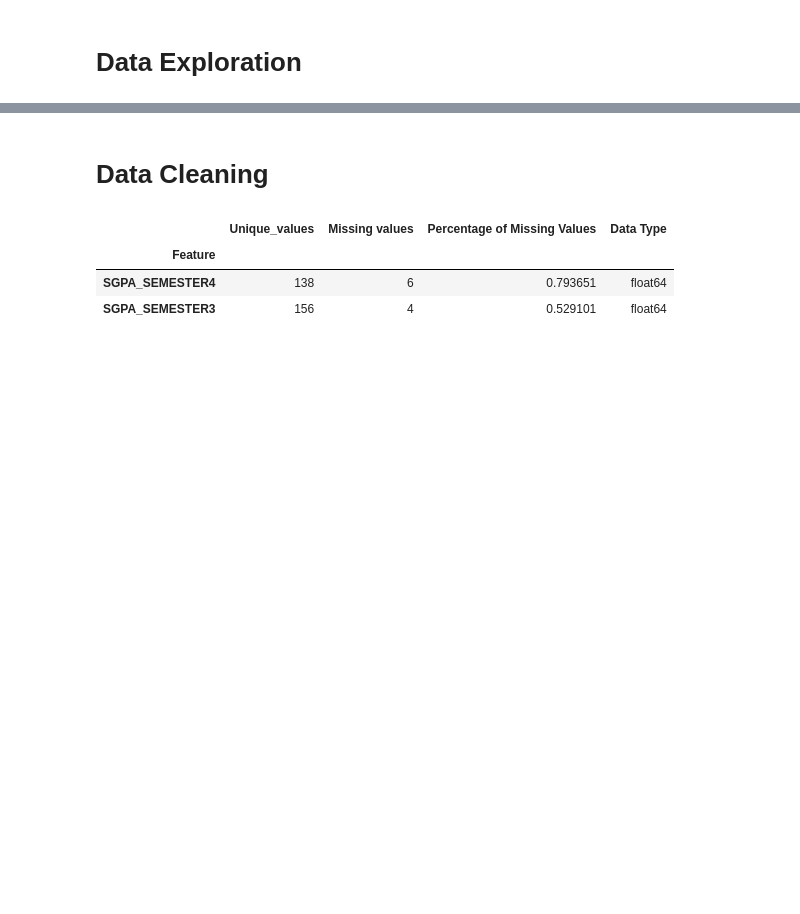
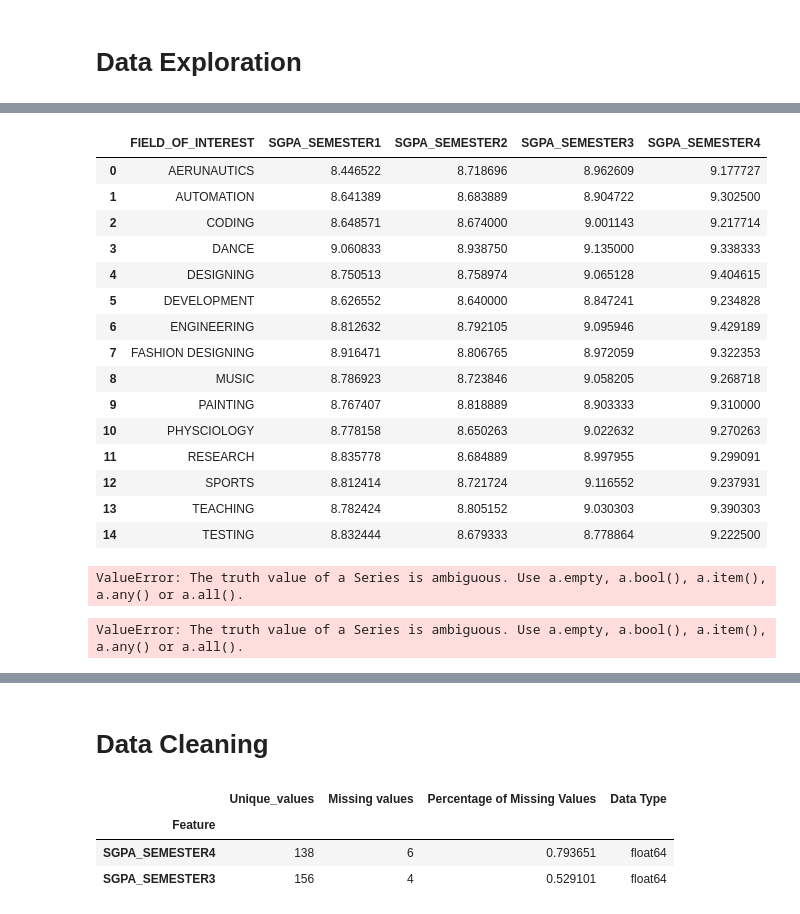
Before and after one commit to ImranNazir4/Data_Analysis_Projects, a Jupyter notebook: Numerical Data Analytics/CGPA_Prediction/CGPA Prediction (1).ipynb, the cells around one changed output, grey strips where cells are left out. Cells and saved outputs as stored; diff of their text form; code cells hidden in the pictures; blank space fills up the shorter version.

```diff
--- a/Numerical Data Analytics/CGPA_Prediction/CGPA Prediction (1).ipynb
+++ b/Numerical Data Analytics/CGPA_Prediction/CGPA Prediction (1).ipynb
@@ -150,0 +173,27 @@ plt.show()
+# %%
+df[["FIELD_OF_INTEREST","SGPA_SEMESTER1", "SGPA_SEMESTER2", "SGPA_SEMESTER3", "SGPA_SEMESTER4"]]
+# %% [output]
+|  | FIELD_OF_INTEREST | SGPA_SEMESTER1 | SGPA_SEMESTER2 | SGPA_SEMESTER3 | SGPA_SEMESTER4 |
+| 0 | AERUNAUTICS | 8.446522 | 8.718696 | 8.962609 | 9.177727 |
+| 1 | AUTOMATION | 8.641389 | 8.683889 | 8.904722 | 9.302500 |
+| 2 | CODING | 8.648571 | 8.674000 | 9.001143 | 9.217714 |
+| 3 | DANCE | 9.060833 | 8.938750 | 9.135000 | 9.338333 |
+| 4 | DESIGNING | 8.750513 | 8.758974 | 9.065128 | 9.404615 |
+| 5 | DEVELOPMENT | 8.626552 | 8.640000 | 8.847241 | 9.234828 |
+| 6 | ENGINEERING | 8.812632 | 8.792105 | 9.095946 | 9.429189 |
+| 7 | FASHION DESIGNING | 8.916471 | 8.806765 | 8.972059 | 9.322353 |
+| 8 | MUSIC | 8.786923 | 8.723846 | 9.058205 | 9.268718 |
+| 9 | PAINTING | 8.767407 | 8.818889 | 8.903333 | 9.310000 |
+| 10 | PHYSCIOLOGY | 8.778158 | 8.650263 | 9.022632 | 9.270263 |
+| 11 | RESEARCH | 8.835778 | 8.684889 | 8.997955 | 9.299091 |
+| 12 | SPORTS | 8.812414 | 8.721724 | 9.116552 | 9.237931 |
+| 13 | TEACHING | 8.782424 | 8.805152 | 9.030303 | 9.390303 |
+| 14 | TESTING | 8.832444 | 8.679333 | 8.778864 | 9.222500 |
+# %%
+sns.barplot(x=["SGPA_SEMESTER1","SGPA_SEMESTER1"],
+
+y="FIELD_OF_INTEREST",
+
+data=df)
+# %% [output]
+ValueError: The truth value of a Series is ambiguous. Use a.empty, a.bool(), a.item(), a.any() or a.all().
@@ -150,0 +202,8 @@ plt.show()
+# %%
+sns.barplot(x="FIELD_OF_INTEREST",
+
+y=["SGPA_SEMESTER1","SGPA_SEMESTER2","SGPA_SEMESTER3","SGPA_SEMESTER4"],
+data=f)
+plt.show()
+# %% [output]
+ValueError: The truth value of a Series is ambiguous. Use a.empty, a.bool(), a.item(), a.any() or a.all().
```
Also changed, not shown: parts of 10 cells of this notebook, 4 other files.
